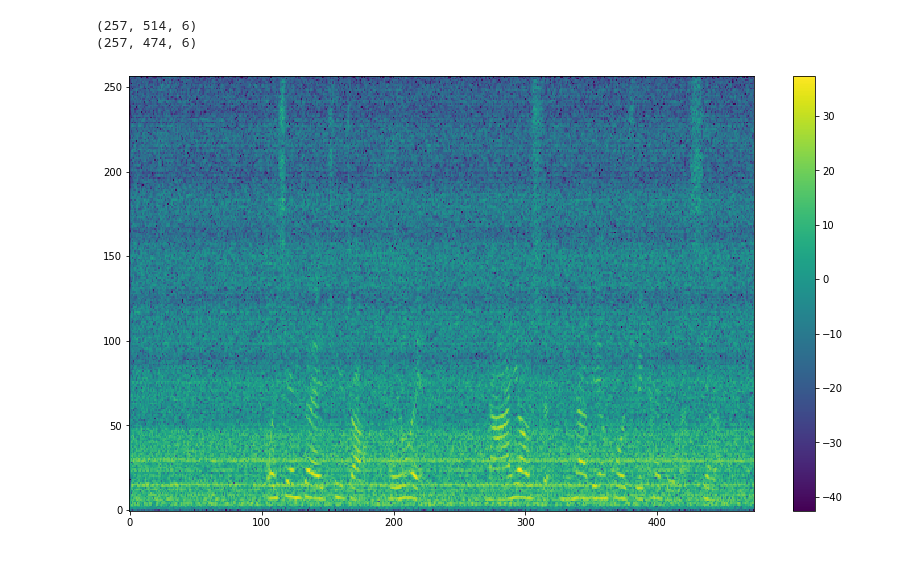
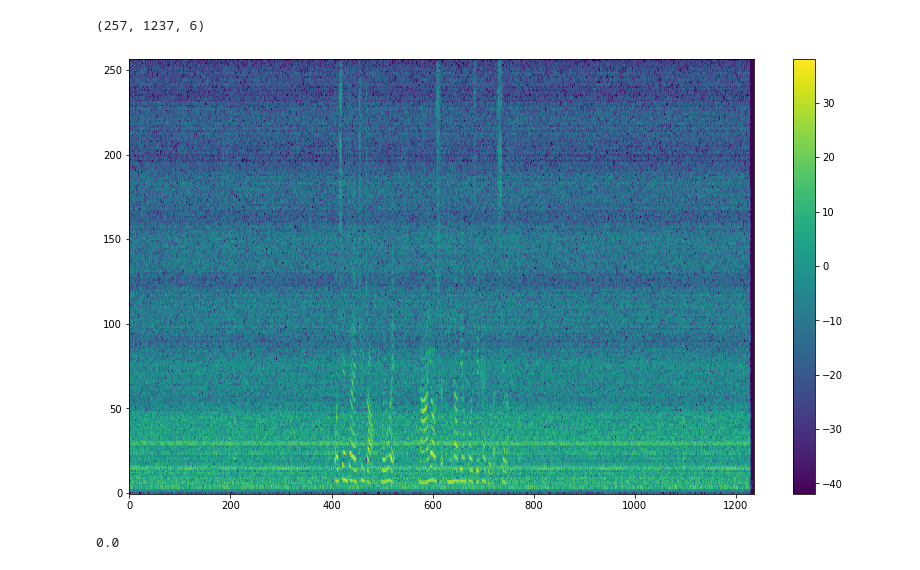
Before and after one commit to wangwei2009/DistantSpeech, a Jupyter notebook: example/mcspp.ipynb, the cells around one changed output. Saved outputs shown, nothing was run; the diff lists cells and outputs as text; code cells hidden in the pictures.

```diff
--- a/example/mcspp.ipynb
+++ b/example/mcspp.ipynb
@@ -40,16 +42,17 @@ mic_diameter = 0.1
 sound_speed = 343
 look_direction = 30
 
-signal = audioread("/home/wangwei/work/DistantSpeech/samples/audio_samples/5_541_20170608093550.wav")
+signal = audioread("/home/wangwei/work/DistantSpeech/samples/audio_samples/5_541_20170608093550_3.wav")
 # signal = audioread("/home/wangwei/work/DistantSpeech/samples/audio_samples/cleanspeech_aishell3.wav")
-noise = audioread("/home/wangwei/work/DistantSpeech/samples/noise/office1.wav")
+noise = audioread("/home/wangwei/work/DistantSpeech/samples/noise/office3.wav")
 fs = 16000
 M = 6
-mic_array = MicArray(arrayType="circular", r=mic_diameter/2, M=M)
+mic_array = MicArray(arrayType="circular", r=mic_diameter/2, M=M, n_fft=512)
 mic_array_sim = mic_array.array_sim
 # print(mic_array_sim.R)
-array_data, premix = mic_array_sim.generate_audio(signal, interference=noise, source_angle=look_direction, interf_angle=270, sir=0, snr=30)
-# audiowrite('mix.wav', np.transpose(array_data))
+array_data, premix = mic_array_sim.generate_audio(signal, interference=noise, source_angle=look_direction, interf_angle=270, sir=0, snr=120)
+theoretical=True
+audiowrite('mix.wav', np.transpose(array_data))
 # audiowrite('signal.wav', np.transpose(premix[0, :, :]))
 # audiowrite('interf.wav', np.transpose(premix[1, :, :]))
 
@@ -57,10 +60,15 @@ print(array_data.shape)
 M = array_data.shape[0]
 transform = Transform(n_fft=512, hop_length=256, channel=M)
 D = transform.stft(np.transpose(array_data))
+transform = Transform(n_fft=512, hop_length=256, channel=M)
 target = transform.stft(np.transpose(premix[0, :M, :]))
+transform = Transform(n_fft=512, hop_length=256, channel=M)
 Noise = transform.stft(np.transpose(premix[1, :M, :]))
 print(Noise.shape)
 half_bin = D.shape[0]
 frame_num = D.shape[1]
 print(D.shape)
+plt.figure(figsize=(14,8))
+plt.plot(mic_array_sim.room.rir[0][0])
+plt.show()
 # %% [output]
@@ -72,42 +91,56 @@ The RT60 is 83 ms
 # %%
 
 sr = 16000
 r = 0.032
 c = 343
 
 frameLen = 256
 hop = frameLen / 2
 overlap = frameLen - hop
 nfft = 256
 c = 340
 r = 0.032
 fs = sr
 
 # pampath = '/home/wangwei/work/DistantSpeech/samples/bookself/1'
 # # pampath = '/home/wangwei/work/corpus/kws/lanso/record_test/meetingroom/20220106/pcm'
 # array_data = load_pcm(pampath)
 
+# filepath = "test_audio/rec1/"
+# array_data, sr = load_wav(os.path.abspath(filepath))      # [channel,samples]
+
 # wavpath = '/home/wangwei/work/Beamforming-for-speech-enhancement-master/sample_data'
 # array_data, _ = load_wav(wavpath)
 # array_data = array_data[:M, :]
 
+# wavpath = '/home/wangwei/work/DistantSpeech/samples/audio_samples/xmos/rain/wav'
+wavpath = '/home/wangwei/work/DistantSpeech/samples/audio_samples/xmos/meeting/1/wav'
+# wavpath = '/home/wangwei/work/DistantSpeech/samples/audio_samples/xmos/rec1'
+# wavpath = '/home/wangwei/work/DistantSpeech/samples/audio_samples/xmos/anechoic/wav'
+
+# array_data, _ = load_wav(wavpath)
+# array_data = array_data[:M, :]
+# mic_array = MicArray(arrayType="circular", r=0.032, M=4, n_fft=512)
+# theoretical = False
+# M = array_data.shape[0]
+
 
 transform = Transform(n_fft=512, hop_length=256, channel=M)
 D = transform.stft(np.transpose(array_data))
-Noise = transform.stft(np.transpose(premix[1, ...]))
+# transform = Transform(n_fft=512, hop_length=256, channel=M)
+# Noise = transform.stft(np.transpose(premix[1, ...]))
 
-D = D[:, :790, :]
-Noise = Noise[:, :790, :]
-print(Noise.shape)
+# # D = D[:, :790, :]
+# # Noise = Noise[:, :790, :]
+# print(Noise.shape)
 Y, _ = transform.magphase(D, 2)
-print(Y.shape)
+print(D.shape)
 pmesh(librosa.power_to_db(Y[:, :, 0]))
-audiowrite('mix.wav', np.transpose(array_data))
-audiowrite('target.wav', np.transpose(premix[0, :, :]))
-audiowrite('interf.wav', np.transpose(premix[1, :, :]))
+# audiowrite('mix3.wav', np.transpose(array_data))
+# audiowrite('target.wav', np.transpose(premix[0, :, :]))
+# audiowrite('interf.wav', np.transpose(premix[1, :, :]))
 # %% [output]
-(257, 514, 6)
-(257, 474, 6)
+(257, 1237, 6)
-[figure, old version]
+[figure, new version]
 # %%
 channel = M
@@ -161,3 +264,8 @@ for n in range(Y.shape[1]):
+# %%
+np.min(Phi_xx_all_th)
+# np.where(Phi_xx_all< 0)
+# %% [output]
+0.0
 # %%
 yout = transform.istft(Yout)
 yout1 = transform.istft(Yout1)
```
Also changed, not shown: parts of 20 cells of this notebook.
